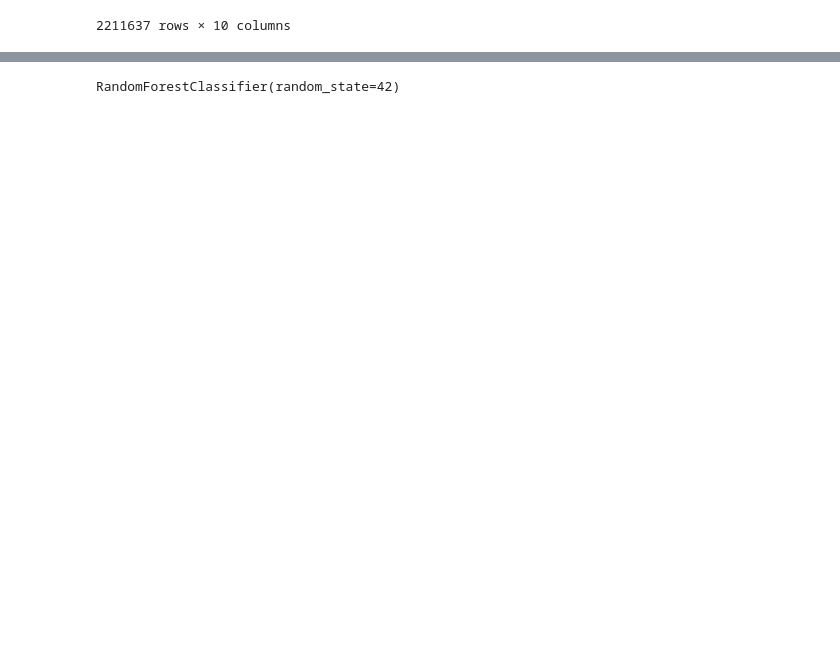
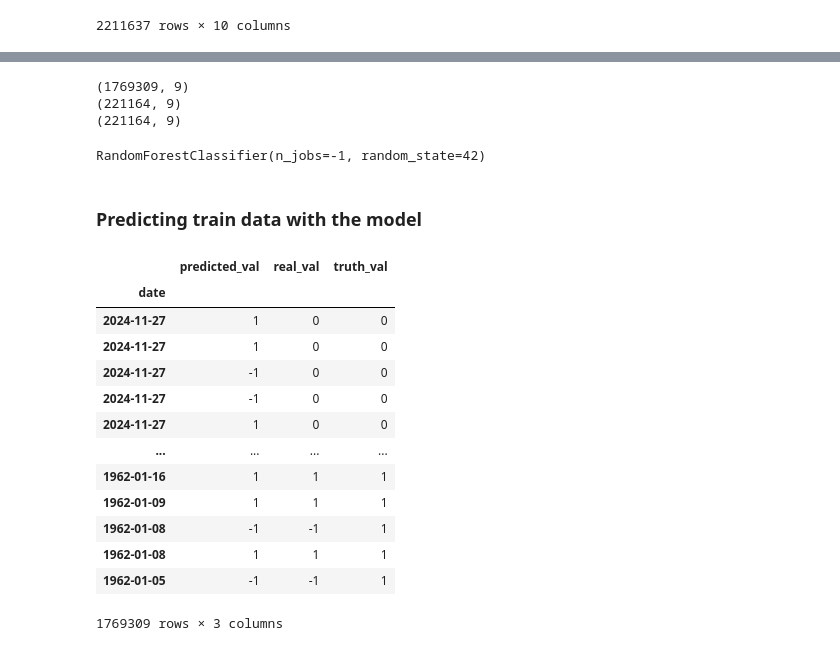
Before and after one commit to Coop04/Stock-Prediction, a Jupyter notebook: NasdaqData/DataMain.ipynb, the cells around one changed output, grey strips where cells are left out. Drawn from its saved outputs; the diff is of its cells as text; code cells hidden in the pictures; blank space fills up the shorter version.

```diff
--- a/NasdaqData/DataMain.ipynb
+++ b/NasdaqData/DataMain.ipynb
@@ -70,7 +87,43 @@ x_train, x_test, y_train, y_test = train_test_split(x, y, test_size=.2, random_s
+# %%
+print(x_train.shape)
+print(x_test.shape)
+print(x_val.shape)
+# %% [output]
+(1769309, 9)
+(221164, 9)
+(221164, 9)
 # %%
 from sklearn.ensemble import RandomForestClassifier
 
-model = RandomForestClassifier(n_estimators=100, random_state=42) # n_estimator is used to build decision trees(100 in this case)
+model = RandomForestClassifier(n_estimators=100, n_jobs=-1, random_state=42)
 model.fit(x_train, y_train)
+# n_estimator is used to build decision trees(100 in this case)
+# n_jobs = -1 will create each levels of different decision trees at the same time using different threads rather than creating a complete tree and moving on to create the next one
 # %% [output]
-RandomForestClassifier(random_state=42)
+RandomForestClassifier(n_jobs=-1, random_state=42)
+# %% [markdown]
+### Predicting train data with the model
+# %%
+y_train_preds = model.predict(x_train)
+# %%
+result_df = pd.DataFrame({
+    'predicted_val': y_train_preds,
+    'real_val': y_train,
+    'truth_val': y_train_preds * y_train
+})
+result_df.sort_index(ascending=False)
+# %% [output]
+|  | predicted_val | real_val | truth_val |
+| date |  |  |  |
+| 2024-11-27 | 1 | 0 | 0 |
+| 2024-11-27 | 1 | 0 | 0 |
+| 2024-11-27 | -1 | 0 | 0 |
+| 2024-11-27 | -1 | 0 | 0 |
+| 2024-11-27 | 1 | 0 | 0 |
+| ... | ... | ... | ... |
+| 1962-01-16 | 1 | 1 | 1 |
+| 1962-01-09 | 1 | 1 | 1 |
+| 1962-01-08 | -1 | -1 | 1 |
+| 1962-01-08 | 1 | 1 | 1 |
+| 1962-01-05 | -1 | -1 | 1 |
+1769309 rows × 3 columns
```
Also changed, not shown: parts of 30 cells of this notebook.
